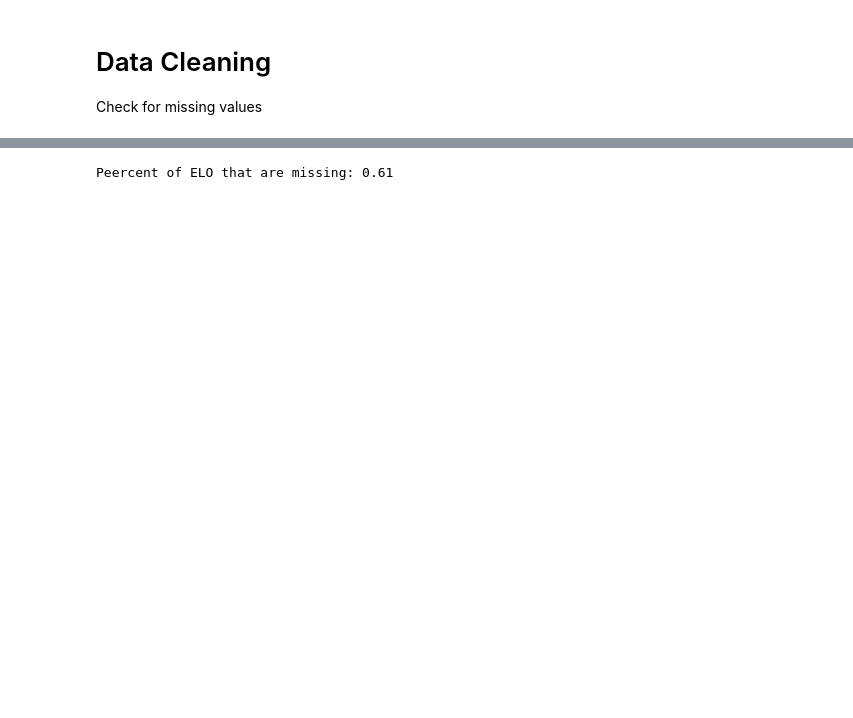
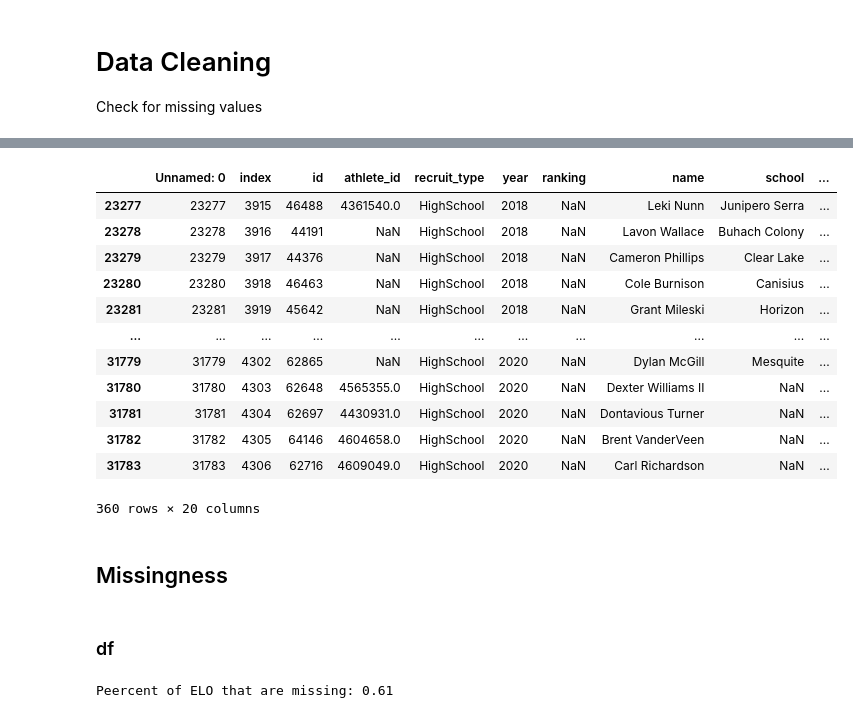
Before and after one commit to aserban13/SIADS593-MilestoneI, a Jupyter notebook: notebooks/2_data_cleaning.ipynb, the cells around one changed output, grey strips where cells are left out. Drawn from its saved outputs; the diff is of its cells as text; code cells hidden in the pictures; blank space fills up the shorter version.

```diff
--- a/notebooks/2_data_cleaning.ipynb
+++ b/notebooks/2_data_cleaning.ipynb
@@ -80,3 +44,23 @@ sns.barplot(result_df[result_df['season_type'] == 'postseason'], x='game_that_se
+# %%
+df_recruits[df_recruits['ranking'].isna()]
+# %% [output]
+|  | Unnamed: 0 | index | id | athlete_id | recruit_type | year | ranking | name | school | ... |
+| 23277 | 23277 | 3915 | 46488 | 4361540.0 | HighSchool | 2018 | NaN | Leki Nunn | Junipero Serra | ... |
+| 23278 | 23278 | 3916 | 44191 | NaN | HighSchool | 2018 | NaN | Lavon Wallace | Buhach Colony | ... |
+| 23279 | 23279 | 3917 | 44376 | NaN | HighSchool | 2018 | NaN | Cameron Phillips | Clear Lake | ... |
+| 23280 | 23280 | 3918 | 46463 | NaN | HighSchool | 2018 | NaN | Cole Burnison | Canisius | ... |
+| 23281 | 23281 | 3919 | 45642 | NaN | HighSchool | 2018 | NaN | Grant Mileski | Horizon | ... |
+| ... | ... | ... | ... | ... | ... | ... | ... | ... | ... | ... |
+| 31779 | 31779 | 4302 | 62865 | NaN | HighSchool | 2020 | NaN | Dylan McGill | Mesquite | ... |
+| 31780 | 31780 | 4303 | 62648 | 4565355.0 | HighSchool | 2020 | NaN | Dexter Williams II | NaN | ... |
+| 31781 | 31781 | 4304 | 62697 | 4430931.0 | HighSchool | 2020 | NaN | Dontavious Turner | NaN | ... |
+| 31782 | 31782 | 4305 | 64146 | 4604658.0 | HighSchool | 2020 | NaN | Brent VanderVeen | NaN | ... |
+| 31783 | 31783 | 4306 | 62716 | 4609049.0 | HighSchool | 2020 | NaN | Carl Richardson | NaN | ... |
+360 rows × 20 columns
+# %% [markdown]
+## Missingness
+# %% [markdown]
+### df
 # %%
 ## Check Missingness
 percent_missing = round(df['team_pregame_elo'].isnull().sum()  / df['team_pregame_elo'].shape[0], 2)
```
Also changed, not shown: parts of 10 cells of this notebook.
